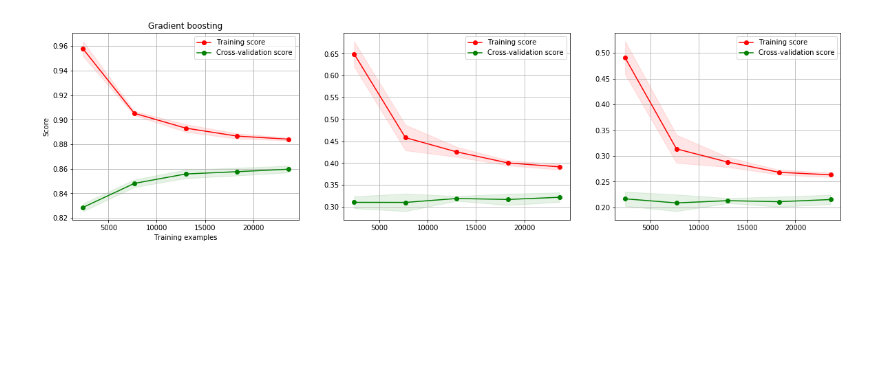
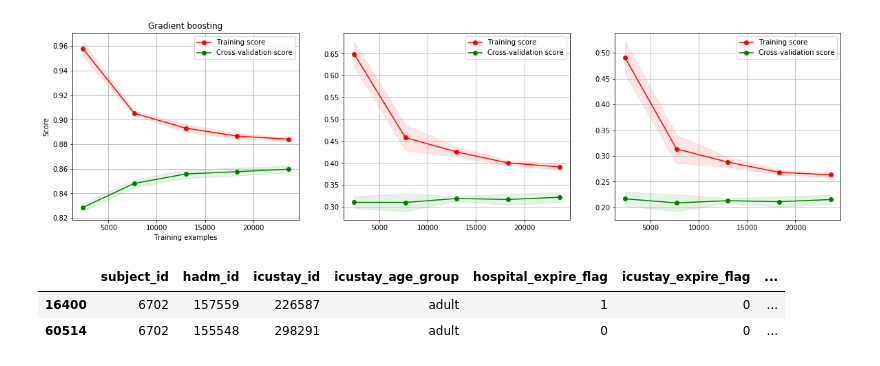
Before and after one commit to maxivanoff/mortality_predictor_mimic, a Jupyter notebook: load_oasis_local.ipynb, the cells around one changed output. Saved outputs shown, nothing was run; the diff lists cells and outputs as text; code cells hidden in the pictures; blank space fills up the shorter version.

```diff
--- a/load_oasis_local.ipynb
+++ b/load_oasis_local.ipynb
@@ -435,3 +452,9 @@ def plot_learning_curve(estimator, title, X, y, axes=None, ylim=None, cv=None,
 
 
     return plt
+# %%
+oasis.loc[(oasis.subject_id  == 6702)]
+# %% [output]
+|  | subject_id | hadm_id | icustay_id | icustay_age_group | hospital_expire_flag | icustay_expire_flag | ... |
+| 16400 | 6702 | 157559 | 226587 | adult | 1 | 0 | ... |
+| 60514 | 6702 | 155548 | 298291 | adult | 0 | 0 | ... |
```
Also changed, not shown: parts of 6 cells of this notebook, 2 other files.
